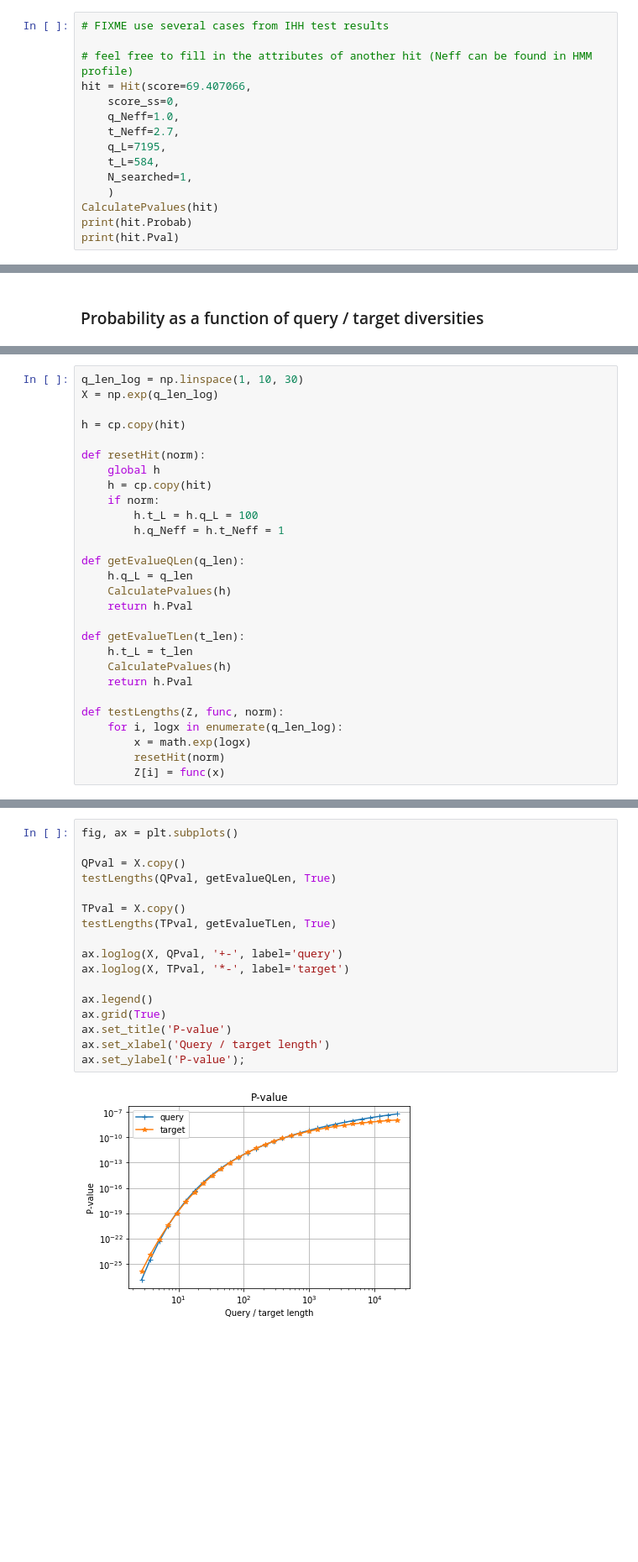
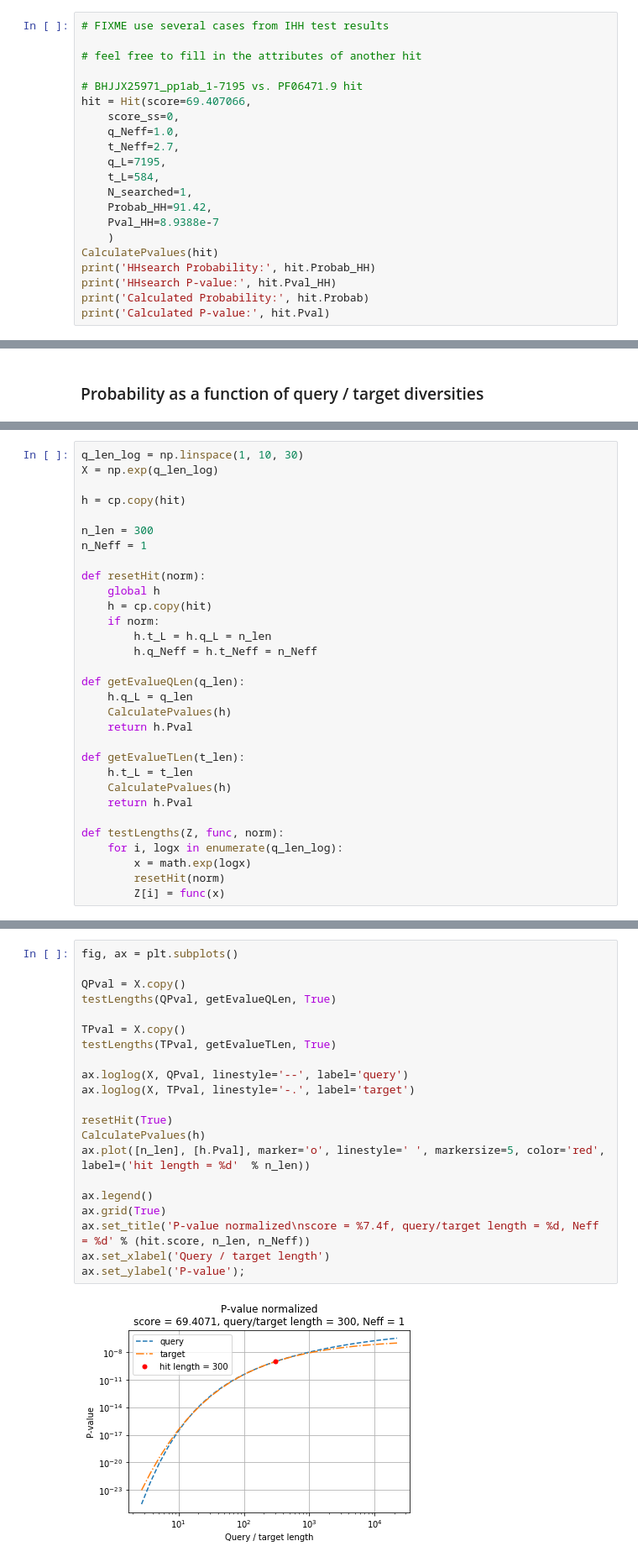
Before and after one commit to Gorbalenya-Lab/hh-suite-notebooks, a Jupyter notebook: test_score.ipynb, the cells around one changed output, grey strips where cells are left out. Shown at 84% size. Drawn from its saved outputs; the diff is of its cells as text; blank space fills up the shorter version.

Commit message:
test_score.ipynb - WIP, add loglog graphs

```diff
--- a/test_score.ipynb
+++ b/test_score.ipynb
@@ -122,7 +121,9 @@ Check it with BHJJX25971_pp1ab_1-7195 vs. PF06471.9 hit (C++ result is Probab =
 # %%
 # FIXME use several cases from IHH test results
 
-# feel free to fill in the attributes of another hit (Neff can be found in HMM profile)
+# feel free to fill in the attributes of another hit
+
+# BHJJX25971_pp1ab_1-7195 vs. PF06471.9 hit
 hit = Hit(score=69.407066,
     score_ss=0,
     q_Neff=1.0,
@@ -130,8 +131,12 @@ hit = Hit(score=69.407066,
     q_L=7195,
     t_L=584,
     N_searched=1,
+    Probab_HH=91.42,
+    Pval_HH=8.9388e-7
     )
 CalculatePvalues(hit)
-print(hit.Probab)
-print(hit.Pval)
+print('HHsearch Probability:', hit.Probab_HH)
+print('HHsearch P-value:', hit.Pval_HH)
+print('Calculated Probability:', hit.Probab)
+print('Calculated P-value:', hit.Pval)
 # %% [output]
@@ -262,12 +278,15 @@ X = np.exp(q_len_log)
 
 h = cp.copy(hit)
 
+n_len = 300
+n_Neff = 1
+
 def resetHit(norm):
     global h
     h = cp.copy(hit)
     if norm:
-        h.t_L = h.q_L = 100
-        h.q_Neff = h.t_Neff = 1
+        h.t_L = h.q_L = n_len
+        h.q_Neff = h.t_Neff = n_Neff
 
 def getEvalueQLen(q_len):
     h.q_L = q_len
@@ -306,19 +338,23 @@ ax.set_ylabel('P-value');
 # %%
 fig, ax = plt.subplots()
 
 QPval = X.copy()
 testLengths(QPval, getEvalueQLen, True)
 
 TPval = X.copy()
 testLengths(TPval, getEvalueTLen, True)
 
-ax.loglog(X, QPval, '+-', label='query')
-ax.loglog(X, TPval, '*-', label='target')
+ax.loglog(X, QPval, linestyle='--', label='query')
+ax.loglog(X, TPval, linestyle='-.', label='target')
+
+resetHit(True)
+CalculatePvalues(h)
+ax.plot([n_len], [h.Pval], marker='o', linestyle=' ', markersize=5, color='red', label=('hit length = %d'  % n_len))
 
 ax.legend()
 ax.grid(True)
-ax.set_title('P-value')
+ax.set_title('P-value normalized\nscore = %7.4f, query/target length = %d, Neff = %d' % (hit.score, n_len, n_Neff))
 ax.set_xlabel('Query / target length')
 ax.set_ylabel('P-value');
 # %% [output]
-[figure, old version]
+[figure, new version]
```
Also changed, not shown: parts of 22 cells of this notebook.
